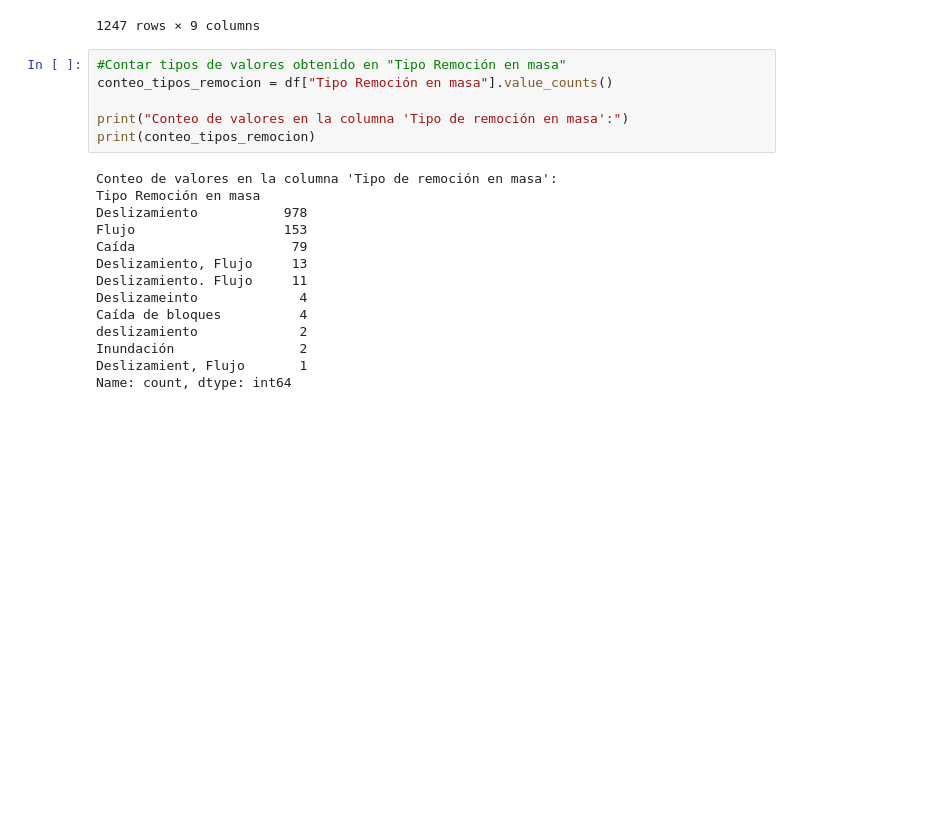
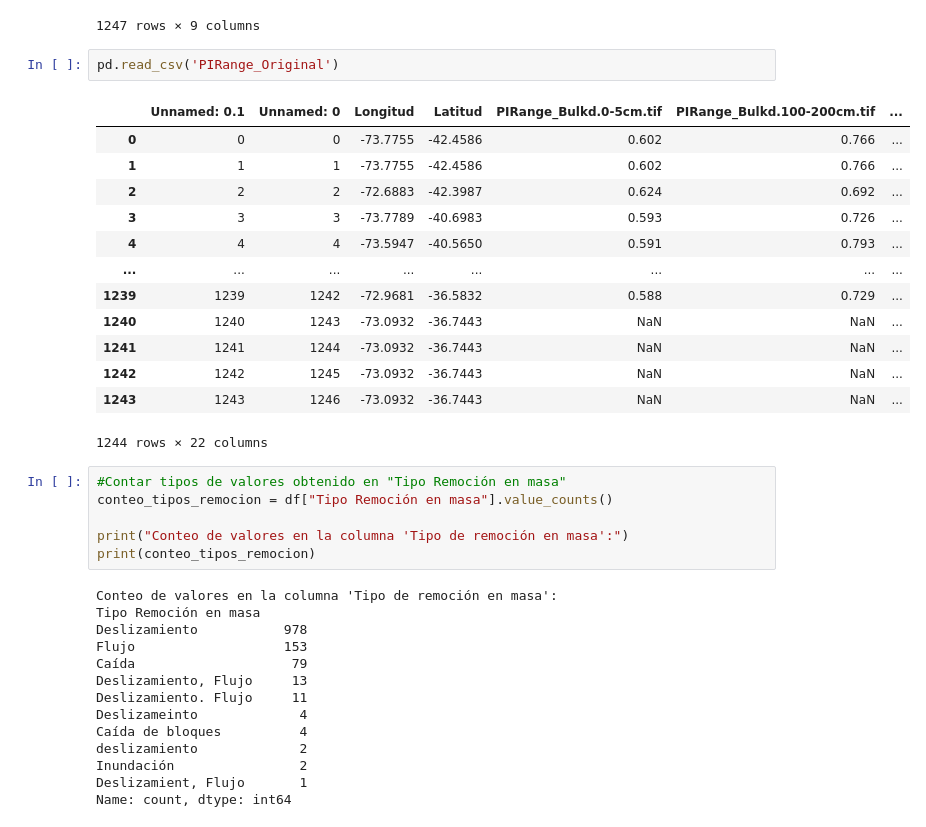
Before and after one commit to ManuelLabbe/script_geotiff_data_extraction, a Jupyter notebook: eda.ipynb, the cells around one changed output. Drawn from its saved outputs; the diff is of its cells as text; blank space fills up the shorter version.

```diff
--- a/eda.ipynb
+++ b/eda.ipynb
@@ -29,6 +29,22 @@ df
 | 1245 | Biobío | Talcahuano | Caída | Precipitaciones | 17/06/1991 | -73.1032 | -36.7543 | ... |
 | 1246 | Biobío | Talcahuano | Caída | Precipitaciones | 18/06/1991 | -73.1032 | -36.7543 | ... |
 1247 rows × 9 columns
+# %%
+pd.read_csv('PIRange_Original')
+# %% [output]
+|  | Unnamed: 0.1 | Unnamed: 0 | Longitud | Latitud | PIRange_Bulkd.0-5cm.tif | PIRange_Bulkd.100-200cm.tif | ... |
+| 0 | 0 | 0 | -73.7755 | -42.4586 | 0.602 | 0.766 | ... |
+| 1 | 1 | 1 | -73.7755 | -42.4586 | 0.602 | 0.766 | ... |
+| 2 | 2 | 2 | -72.6883 | -42.3987 | 0.624 | 0.692 | ... |
+| 3 | 3 | 3 | -73.7789 | -40.6983 | 0.593 | 0.726 | ... |
+| 4 | 4 | 4 | -73.5947 | -40.5650 | 0.591 | 0.793 | ... |
+| ... | ... | ... | ... | ... | ... | ... | ... |
+| 1239 | 1239 | 1242 | -72.9681 | -36.5832 | 0.588 | 0.729 | ... |
+| 1240 | 1240 | 1243 | -73.0932 | -36.7443 | NaN | NaN | ... |
+| 1241 | 1241 | 1244 | -73.0932 | -36.7443 | NaN | NaN | ... |
+| 1242 | 1242 | 1245 | -73.0932 | -36.7443 | NaN | NaN | ... |
+| 1243 | 1243 | 1246 | -73.0932 | -36.7443 | NaN | NaN | ... |
+1244 rows × 22 columns
 # %%
 #Contar tipos de valores obtenido en "Tipo Remoción en masa"
 conteo_tipos_remocion = df["Tipo Remoción en masa"].value_counts()
```
Also changed, not shown: parts of 4 cells of this notebook, 10 other files.
